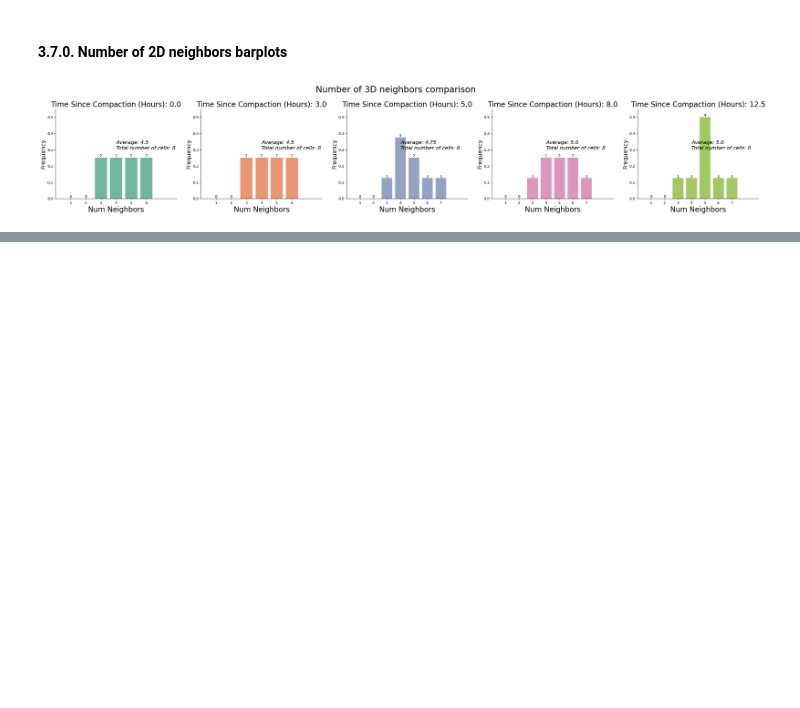
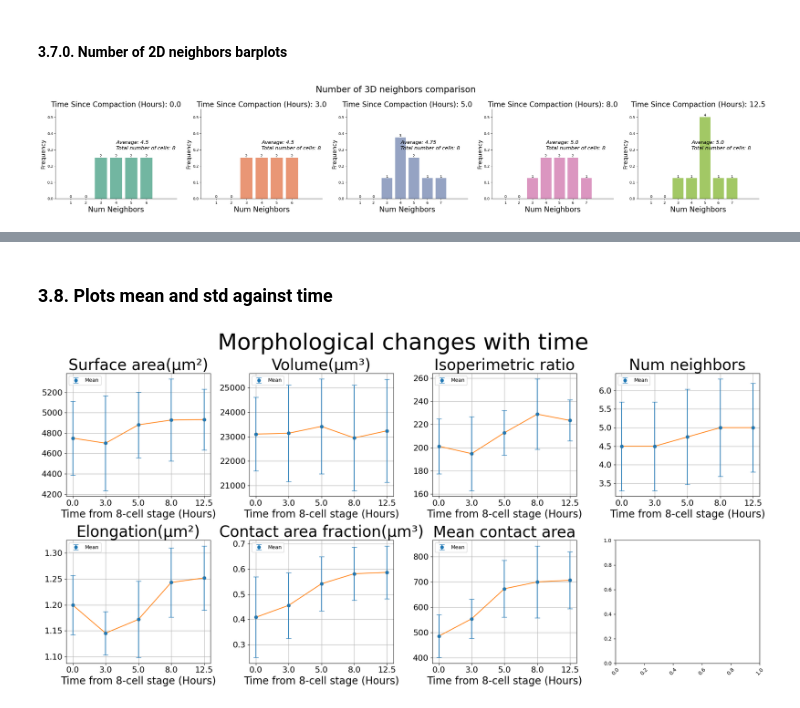
Before and after one commit to AntanasMurelis/EpiStats, a Jupyter notebook: src/tutorials/plots_tutorial.ipynb, the cells around one changed output, grey strips where cells are left out. Drawn from its saved outputs; the diff is of its cells as text; code cells hidden in the pictures; blank space fills up the shorter version.

```diff
--- a/src/tutorials/plots_tutorial.ipynb
+++ b/src/tutorials/plots_tutorial.ipynb
@@ -265,10 +293,13 @@ $$ \frac{\bar{V}_n}{\bar{V}} \sim n $$
 ### 3.6 Statistical analysis
 # %%
 import scipy.stats as stats
-tissue_types = cell_stats_df['tissue_type'].unique()
+
+# Independent samples t-test of contact area fraction between 0h and 12.5h
+tissue_types = ['0.0', '12.5']
 data = [cell_stats_df.loc[cell_stats_df['tissue_type'] == t, 'contact_area_fraction'] for t in tissue_types]
 statistic, p_value = stats.f_oneway(*data)
 print('p-value: ', p_value)
 print('statistic: ', statistic)
 print('mean: ', [np.mean(d) for d in data])
+print('std: ', [np.std(d) for d in data])
 # %% [output]
@@ -367,0 +441,74 @@ sp.aboav_wearie_2D_plots(
+# %% [markdown]
+### 3.8. Plots mean and std against time
+# %%
+# Define the custom order for "tissue_type" (time steps)
+custom_order = ['0.0', '3.0', '5.0', '8.0', '12.5']  # Customize this based on your specific data
+
+# Convert "tissue_type" to a categorical variable with the custom order
+cell_stats_df['tissue_type'] = pd.Categorical(cell_stats_df['tissue_type'], categories=custom_order, ordered=True)
+
+# Group the data by "tissue_type" and calculate mean and std for each feature
+grouped_data = cell_stats_df.groupby('tissue_type')[numerical_features].agg(['mean', 'std'])
+
+# Reset the index to convert the 'tissue_type' group labels to a column
+grouped_data = grouped_data.reset_index()
+# %%
+# Create subplots with 4 plots in the first row and 3 in the second
+fig, axs = plt.subplots(2, 4, figsize=(20, 10), sharey=False)
+fig.suptitle("Morphological changes with time", fontsize=44)
+# Flatten the axs array to access individual subplots
+axs = axs.flatten()
+
+# Plotting mean and standard deviation for each feature in the first row
+for i, feature in enumerate(numerical_features[:4]):
+    ax = axs[i]
+    unit_of_measure = uoms[i]
+    # Plotting mean values with lines and error bars
+    ax.errorbar(grouped_data['tissue_type'], grouped_data[feature]['mean'],
+                yerr=grouped_data[feature]['std'], fmt='o', capsize=5, label='Mean')
+    ax.plot(grouped_data['tissue_type'], grouped_data[feature]['mean'], marker='o', linestyle='-')
+
+    # Customize the plot
+    ax.set_xlabel('Time from 8-cell stage (Hours)', fontsize=20)
+    if unit_of_measure:
+        ax.set_title(f'{feature.replace("_", " ").capitalize()}' + f'({unit_of_measure})', fontsize=30)
+    else:
+        ax.set_title(f'{feature.replace("_", " ").capitalize()}', fontsize=30)
+    ax.legend()
+    ax.grid(True)
+
+    # Set larger font size
+    ax.tick_params(axis='both', which='major', labelsize=16)
+
+# Plotting mean and standard deviation for each feature in the second row
+for i, feature in enumerate(numerical_features[4:]):
+    if i < 3:
+        ax = axs[i+4]  # Adjust the index to access the correct subplot
+        unit_of_measure = uoms[i]
+
+        # Plotting mean values with lines and error bars
+        ax.errorbar(grouped_data['tissue_type'], grouped_data[feature]['mean'],
+                    yerr=grouped_data[feature]['std'], fmt='o', capsize=5, label='Mean')
+        ax.plot(grouped_data['tissue_type'], grouped_data[feature]['mean'], marker='o', linestyle='-')
+
+        # Customize the plot
+        ax.set_xlabel('Time from 8-cell stage (Hours)', fontsize=20)
+        if unit_of_measure:
+            ax.set_title(f'{feature.replace("_", " ").capitalize()}' + f'({unit_of_measure})', fontsize=30)
+        else:
+            ax.set_title(f'{feature.replace("_", " ").capitalize()}', fontsize=30)
+        ax.legend()
+        ax.grid(True)
+
+        # Set larger font size
+        ax.tick_params(axis='both', which='major', labelsize=16)
+    else:
+        ax.remove()  # Remove the extra subplot in the second row
+
+# Customize x-axis
+plt.xticks(rotation=45)
+
+plt.tight_layout()
+plt.show()
+# %% [output]
+[figure, added]
```
Also changed, not shown: parts of 20 cells of this notebook.
